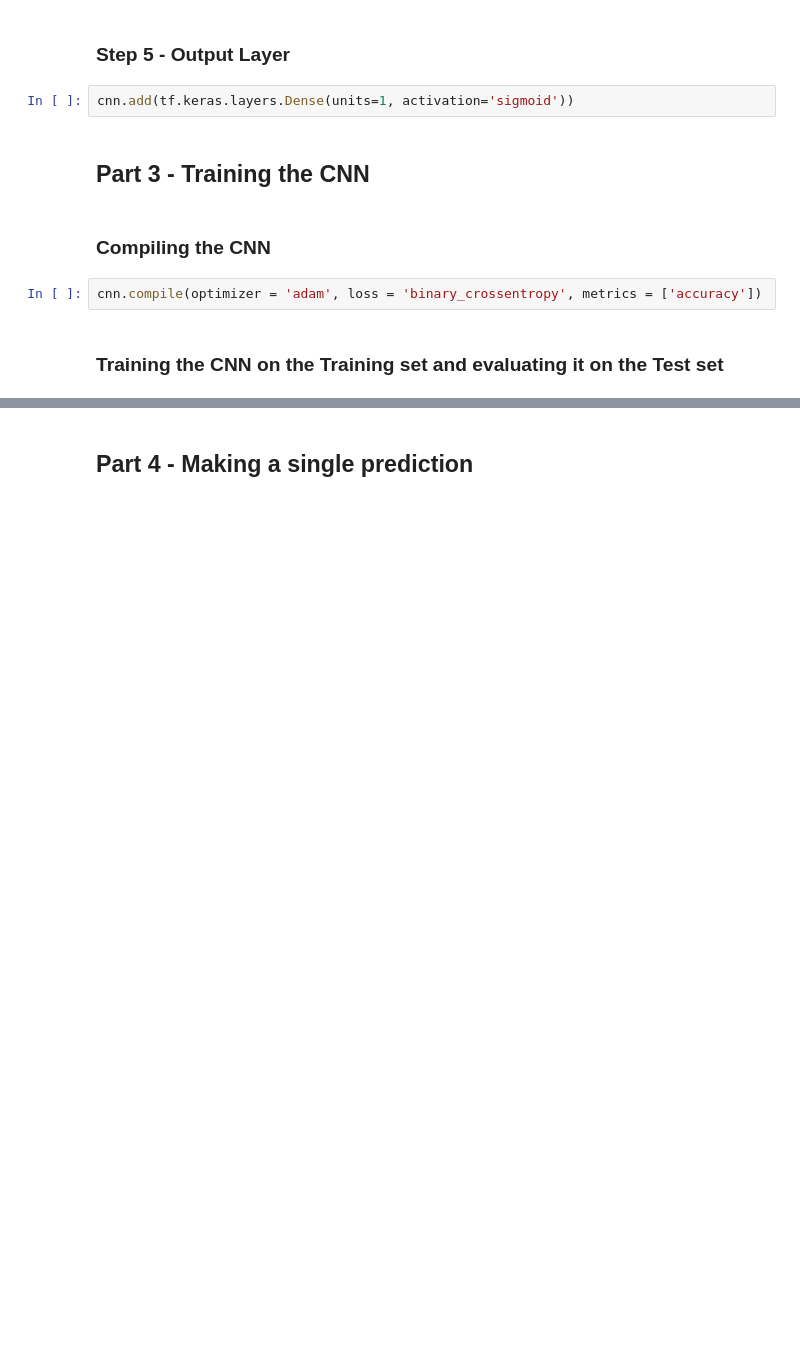
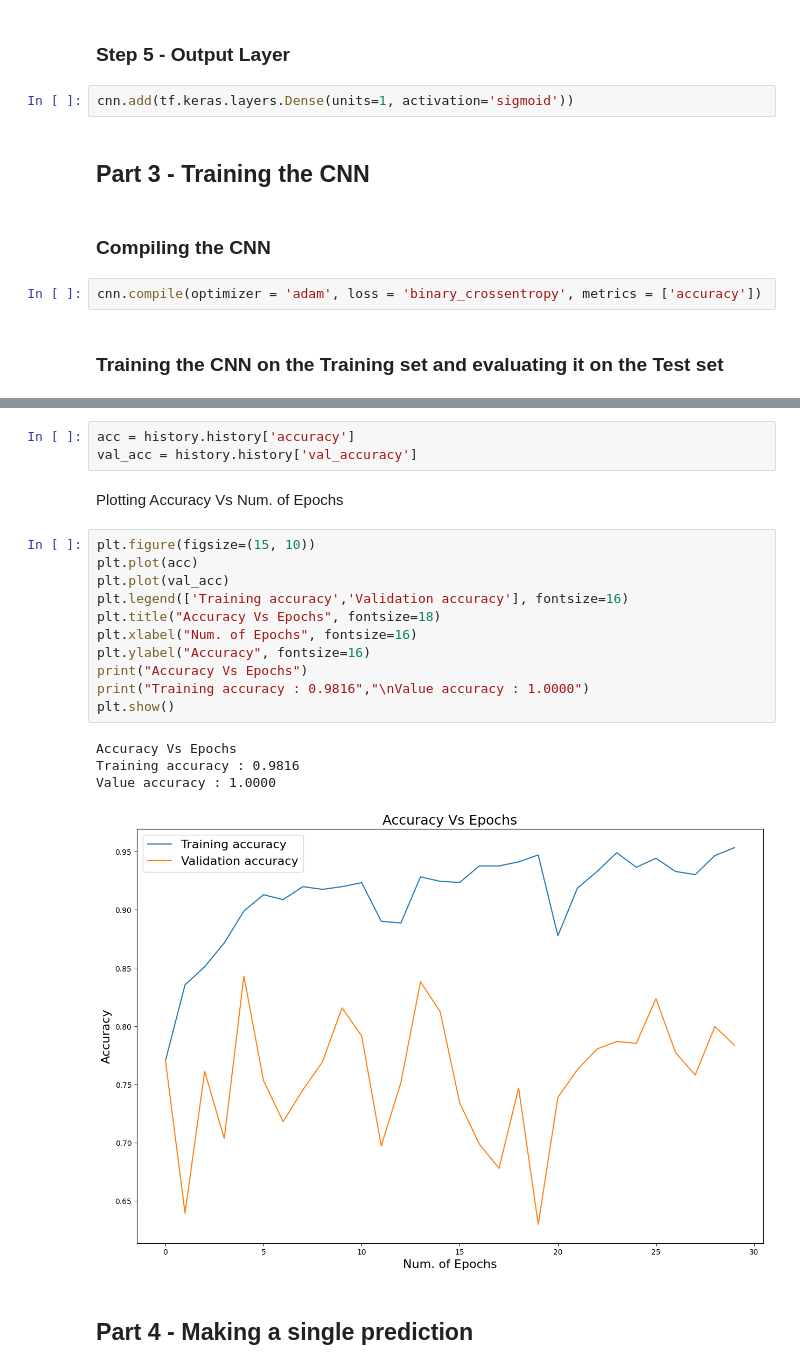
Before and after one commit to david-boules/SDS-CP021-pneumonia-detection, a Jupyter notebook: notebooks/sivarama-ayyar/Sivarama-SDS-CP021-pneumonia-detection.ipynb, the cells around one changed output, grey strips where cells are left out. Cells and saved outputs as stored; diff of their text form; blank space fills up the shorter version.

```diff
--- a/notebooks/sivarama-ayyar/Sivarama-SDS-CP021-pneumonia-detection.ipynb
+++ b/notebooks/sivarama-ayyar/Sivarama-SDS-CP021-pneumonia-detection.ipynb
@@ -127,3 +168,24 @@ cnn.save('pneumonia_detection-CNN.keras')
+# %%
+acc = history.history['accuracy']
+val_acc = history.history['val_accuracy']
+# %% [markdown]
+Plotting Accuracy Vs Num. of Epochs
+# %%
+plt.figure(figsize=(15, 10))
+plt.plot(acc)
+plt.plot(val_acc)
+plt.legend(['Training accuracy','Validation accuracy'], fontsize=16)
+plt.title("Accuracy Vs Epochs", fontsize=18)
+plt.xlabel("Num. of Epochs", fontsize=16)
+plt.ylabel("Accuracy", fontsize=16)
+print("Accuracy Vs Epochs")
+print("Training accuracy : 0.9816","\nValue accuracy : 1.0000")
+plt.show()
+# %% [output]
+Accuracy Vs Epochs
+Training accuracy : 0.9816
+Value accuracy : 1.0000
+[figure, added]
 # %% [markdown]
 ## Part 4 - Making a single prediction
 # %%
```
Also changed, not shown: parts of 13 cells of this notebook, 1 other file.
